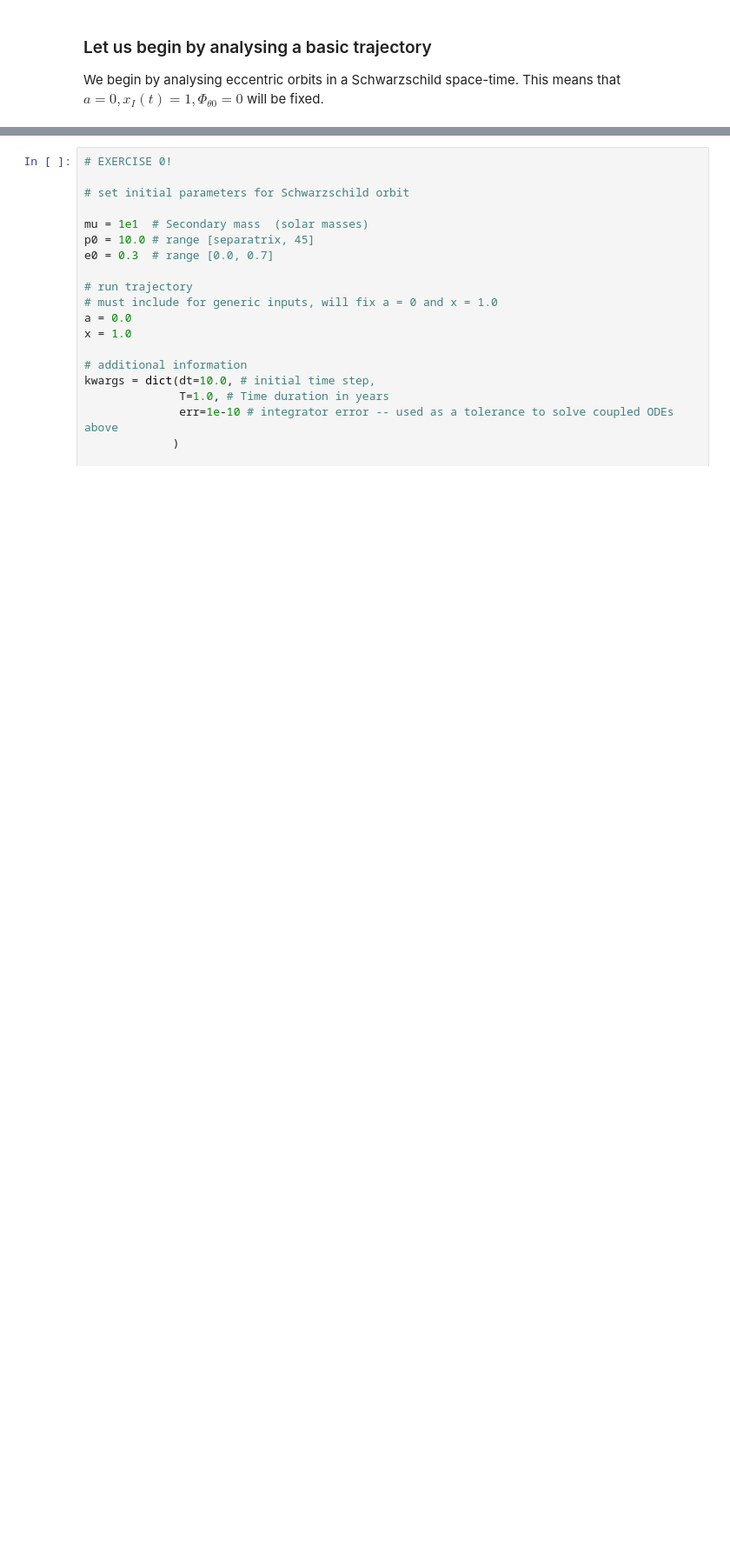
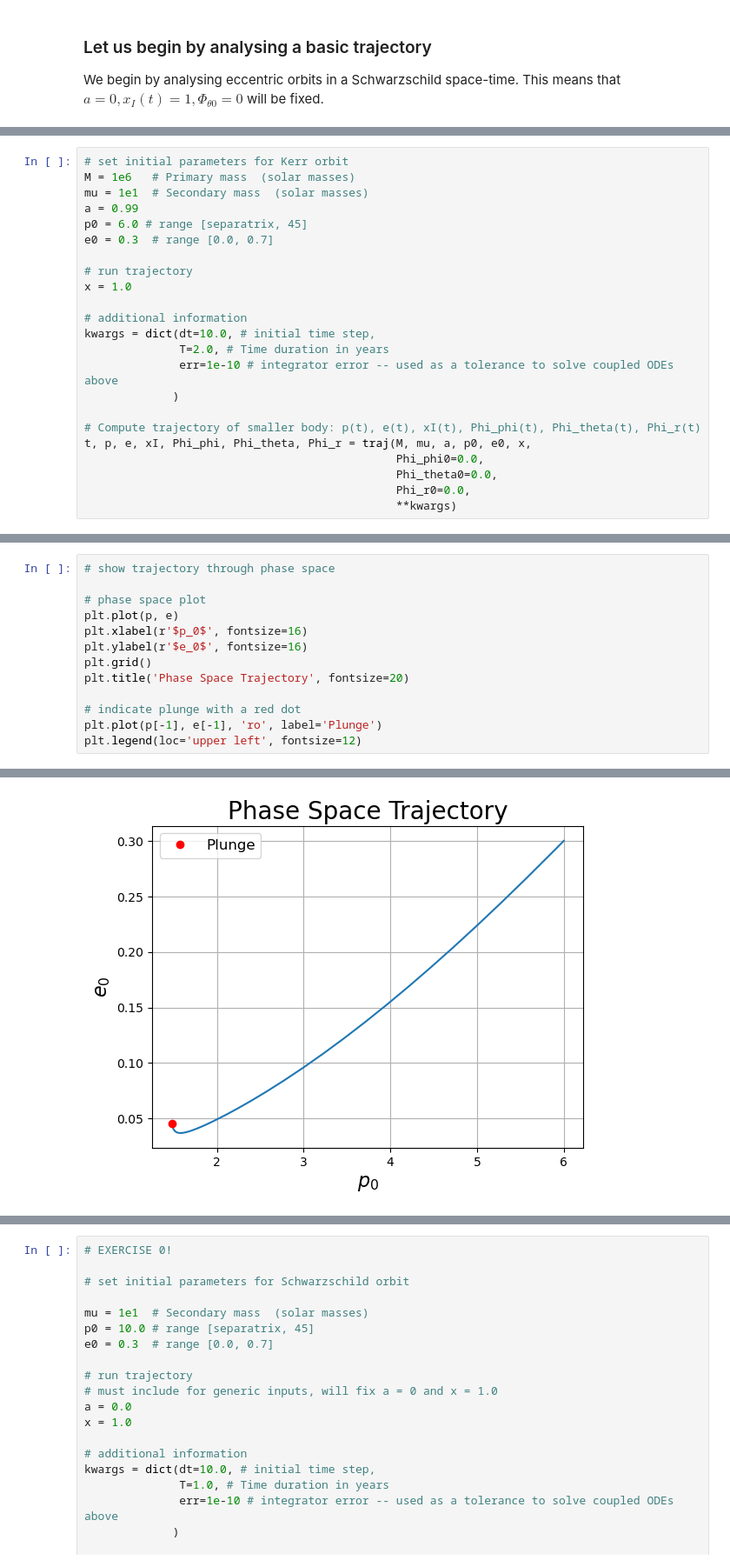
Before and after one commit to BertDepoorter/FEW-tutorial, a Jupyter notebook: GW_Workshop_Leuven.ipynb, the cells around one changed output, grey strips where cells are left out. Shown at 87% size. Saved outputs shown, nothing was run; the diff lists cells and outputs as text; blank space fills up the shorter version.

```diff
--- a/GW_Workshop_Leuven.ipynb
+++ b/GW_Workshop_Leuven.ipynb
@@ -197,0 +212,23 @@ traj = EMRIInspiral(func="SchwarzEccFlux")
+# %%
+# set initial parameters for Kerr orbit
+M = 1e6   # Primary mass  (solar masses)
+mu = 1e1  # Secondary mass  (solar masses)
+a = 0.99
+p0 = 6.0 # range [separatrix, 45]
+e0 = 0.3  # range [0.0, 0.7]
+
+# run trajectory
+x = 1.0
+
+# additional information
+kwargs = dict(dt=10.0, # initial time step,
+              T=2.0, # Time duration in years
+              err=1e-10 # integrator error -- used as a tolerance to solve coupled ODEs above
+             )
+
+# Compute trajectory of smaller body: p(t), e(t), xI(t), Phi_phi(t), Phi_theta(t), Phi_r(t)
+t, p, e, xI, Phi_phi, Phi_theta, Phi_r = traj(M, mu, a, p0, e0, x,
+                                              Phi_phi0=0.0,
+                                              Phi_theta0=0.0,
+                                              Phi_r0=0.0,
+                                              **kwargs)
@@ -197,0 +274,14 @@ traj = EMRIInspiral(func="SchwarzEccFlux")
+# %%
+# show trajectory through phase space
+
+# phase space plot
+plt.plot(p, e)
+plt.xlabel(r'$p_0$', fontsize=16)
+plt.ylabel(r'$e_0$', fontsize=16)
+plt.grid()
+plt.title('Phase Space Trajectory', fontsize=20)
+
+# indicate plunge with a red dot
+plt.plot(p[-1], e[-1], 'ro', label='Plunge')
+plt.legend(loc='upper left', fontsize=12)
+# %% [output]
@@ -197,0 +289 @@ traj = EMRIInspiral(func="SchwarzEccFlux")
+[figure, added]
```
Also changed, not shown: parts of 34 cells of this notebook, 1 other file.
